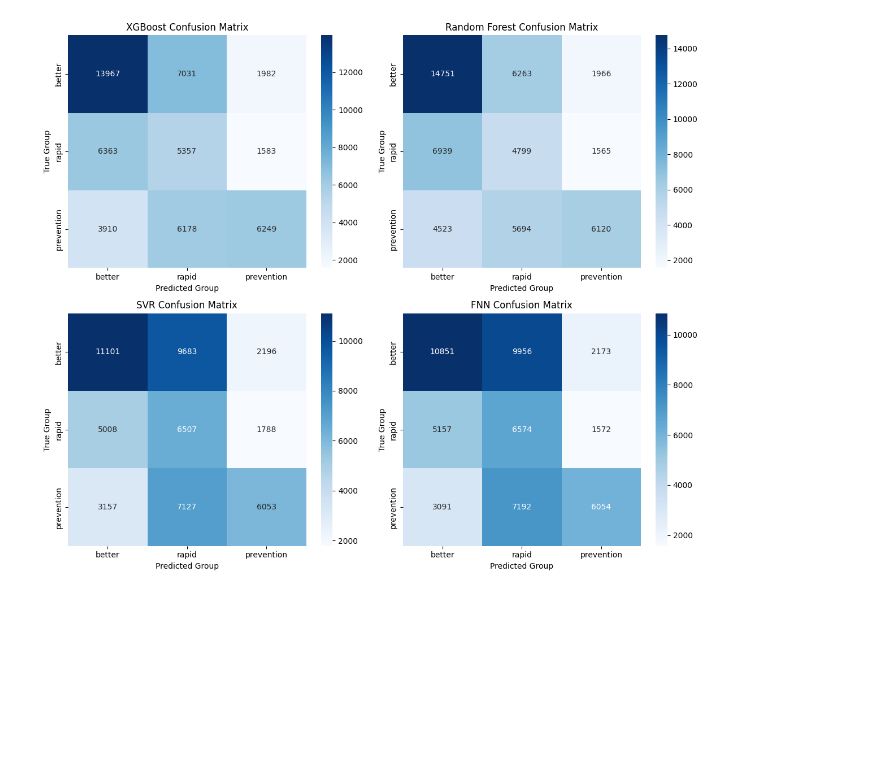
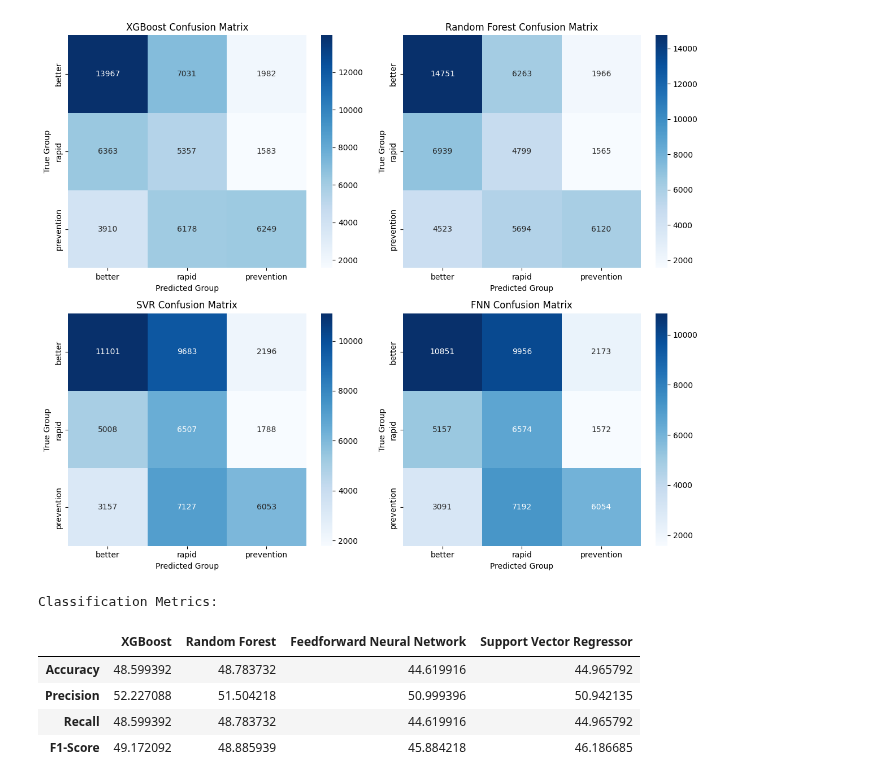
Before and after one commit to nxxk23/PROJECT, a Jupyter notebook: RegressionMapClass.ipynb, the cells around one changed output. Saved outputs shown, nothing was run; the diff lists cells and outputs as text; code cells hidden in the pictures; blank space fills up the shorter version.

```diff
--- a/RegressionMapClass.ipynb
+++ b/RegressionMapClass.ipynb
@@ -771,3 +771,37 @@ plt.tight_layout()
 plt.show()
 # %% [output]
 [figure]
+# %%
+def calculate_classification_metrics(y_true, y_pred):
+    # Calculate classification metrics
+    accuracy = accuracy_score(y_true, y_pred) * 100
+    precision = precision_score(y_true, y_pred, average='weighted') * 100
+    recall = recall_score(y_true, y_pred, average='weighted') * 100
+    f1 = f1_score(y_true, y_pred, average='weighted') * 100
+
+    return accuracy, precision, recall, f1
+
+accuracy_xgb, precision_xgb, recall_xgb, f1_xgb = calculate_classification_metrics(comparison_xgb['GroupTrue'], comparison_xgb['GroupPredicted'])
+accuracy_rf, precision_rf, recall_rf, f1_rf = calculate_classification_metrics(comparison_rf['GroupTrue'], comparison_rf['GroupPredicted'])
+accuracy_fnn, precision_fnn, recall_fnn, f1_fnn = calculate_classification_metrics(comparison_fnn['GroupTrue'], comparison_fnn['GroupPredicted'])
+accuracy_svr, precision_svr, recall_svr, f1_svr = calculate_classification_metrics(comparison_svr['GroupTrue'], comparison_svr['GroupPredicted'])
+
+# Create a DataFrame to store the classification metrics
+classification_metrics = pd.DataFrame(index=['Accuracy', 'Precision', 'Recall', 'F1-Score'])
+
+# Append classification metrics for each algorithm to the DataFrame
+classification_metrics['XGBoost'] = [accuracy_xgb, precision_xgb, recall_xgb, f1_xgb]
+classification_metrics['Random Forest'] = [accuracy_rf, precision_rf, recall_rf, f1_rf]
+classification_metrics['Feedforward Neural Network'] = [accuracy_fnn, precision_fnn, recall_fnn, f1_fnn]
+classification_metrics['Support Vector Regressor'] = [accuracy_svr, precision_svr, recall_svr, f1_svr]
+
+# Display the classification metrics DataFrame
+print("Classification Metrics:")
+classification_metrics
+# %% [output]
+Classification Metrics:
+|  | XGBoost | Random Forest | Feedforward Neural Network | Support Vector Regressor |
+| Accuracy | 48.599392 | 48.783732 | 44.619916 | 44.965792 |
+| Precision | 52.227088 | 51.504218 | 50.999396 | 50.942135 |
+| Recall | 48.599392 | 48.783732 | 44.619916 | 44.965792 |
+| F1-Score | 49.172092 | 48.885939 | 45.884218 | 46.186685 |
```
Also changed, not shown: parts of 5 cells of this notebook.
